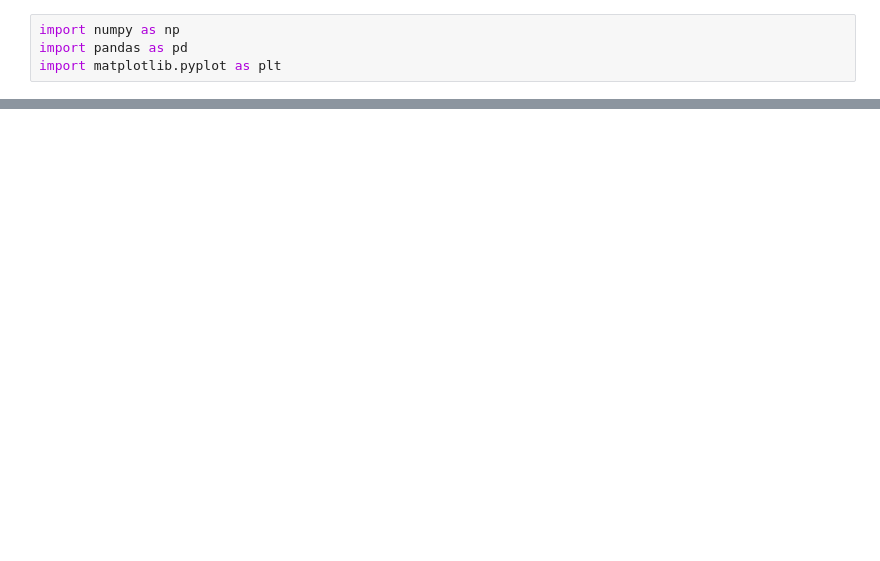
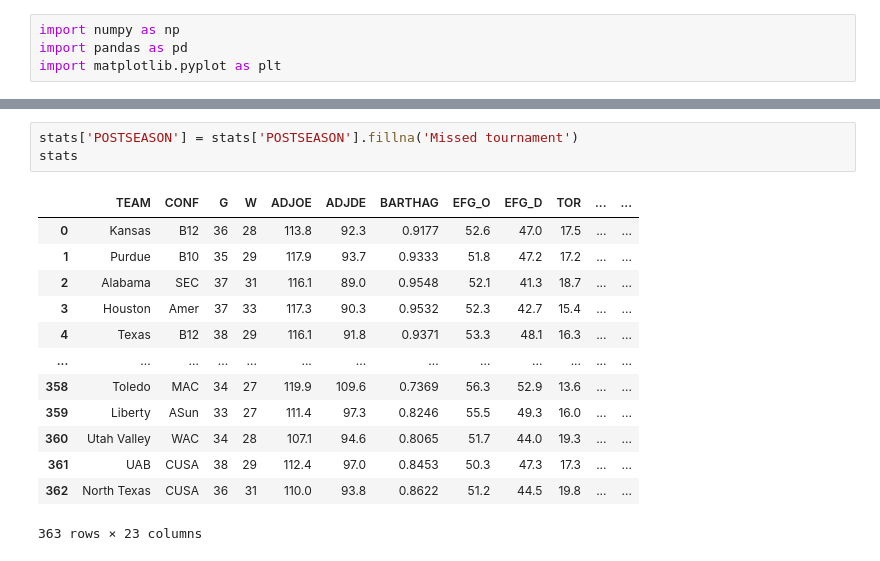
Before and after one commit to zacmac13/Methods-in-Data-Science, a Jupyter notebook: project.ipynb, the cells around one changed output, grey strips where cells are left out. Saved outputs shown, nothing was run; the diff lists cells and outputs as text; blank space fills up the shorter version.

```diff
--- a/project.ipynb
+++ b/project.ipynb
@@ -410,0 +22,17 @@ The pruned tree has a lower test error rate.
+# %%
+stats['POSTSEASON'] = stats['POSTSEASON'].fillna('Missed tournament')
+stats
+# %% [output]
+|  | TEAM | CONF | G | W | ADJOE | ADJDE | BARTHAG | EFG_O | EFG_D | TOR | ... | ... |
+| 0 | Kansas | B12 | 36 | 28 | 113.8 | 92.3 | 0.9177 | 52.6 | 47.0 | 17.5 | ... | ... |
+| 1 | Purdue | B10 | 35 | 29 | 117.9 | 93.7 | 0.9333 | 51.8 | 47.2 | 17.2 | ... | ... |
+| 2 | Alabama | SEC | 37 | 31 | 116.1 | 89.0 | 0.9548 | 52.1 | 41.3 | 18.7 | ... | ... |
+| 3 | Houston | Amer | 37 | 33 | 117.3 | 90.3 | 0.9532 | 52.3 | 42.7 | 15.4 | ... | ... |
+| 4 | Texas | B12 | 38 | 29 | 116.1 | 91.8 | 0.9371 | 53.3 | 48.1 | 16.3 | ... | ... |
+| ... | ... | ... | ... | ... | ... | ... | ... | ... | ... | ... | ... | ... |
+| 358 | Toledo | MAC | 34 | 27 | 119.9 | 109.6 | 0.7369 | 56.3 | 52.9 | 13.6 | ... | ... |
+| 359 | Liberty | ASun | 33 | 27 | 111.4 | 97.3 | 0.8246 | 55.5 | 49.3 | 16.0 | ... | ... |
+| 360 | Utah Valley | WAC | 34 | 28 | 107.1 | 94.6 | 0.8065 | 51.7 | 44.0 | 19.3 | ... | ... |
+| 361 | UAB | CUSA | 38 | 29 | 112.4 | 97.0 | 0.8453 | 50.3 | 47.3 | 17.3 | ... | ... |
+| 362 | North Texas | CUSA | 36 | 31 | 110.0 | 93.8 | 0.8622 | 51.2 | 44.5 | 19.8 | ... | ... |
+363 rows × 23 columns
```
Also changed, not shown: parts of 53 cells of this notebook.
